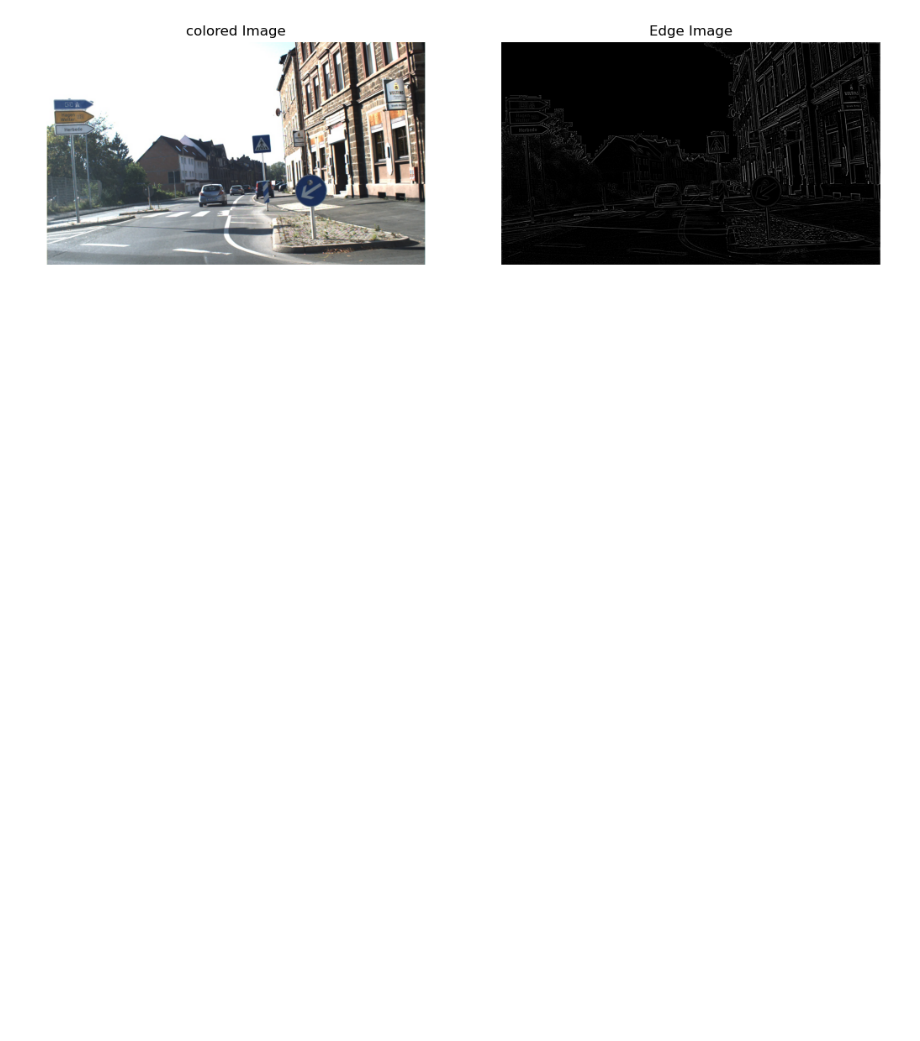
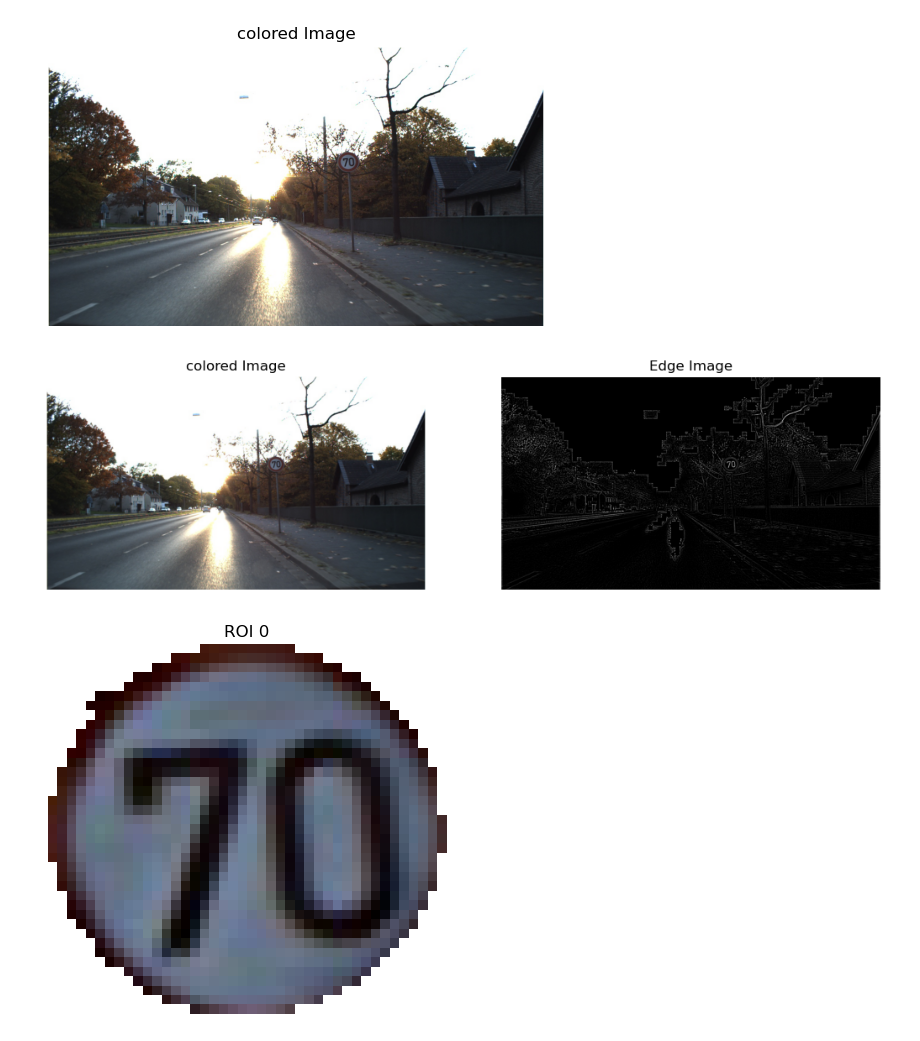
Before and after one commit to ahmedsaad562000/Hdy_3sahn_T3dy, a Jupyter notebook: full_pipeline/full.ipynb, the cells around one changed output. Cells and saved outputs as stored; diff of their text form; code cells hidden in the pictures; blank space fills up the shorter version.

```diff
--- a/full_pipeline/full.ipynb
+++ b/full_pipeline/full.ipynb
@@ -45,7 +50,7 @@ def extract_roi(edge_image, colored_image):
   extracted_rois = []
 
   # Minimum area threshold to avoid small objects and retrieve only potential ROIs
-  min_area = 200
+  min_area = 1000
   circ_contours = []
 
   # Iterate through each contour
@@ -107,27 +112,33 @@ def extract_roi(edge_image, colored_image):
 # %%
 '''
 Testing
 '''
 # Load the image
-image = io.imread("../dataset/tc/00884.jpg")
+image = io.imread("../dataset/tc/00181.jpg")
 
-img = image[:, 2 * (image.shape[1] // 3):]
+image = cv2.resize(image, (1280, 720))
+
+pp.show_images([image], ["colored Image"])
+
+img = cv2.hconcat([image[:, :(image.shape[1] // 3)]  , image[:, 2 * (image.shape[1] // 3):]])
 # img = img[img.shape[0] // 3: 2 * (img.shape[0] // 3), :]
 
 # Convert the image to grayscale
 gray_image = pp.gray_image(image)
 
 equalized_image = pp.HistogramEqualization(gray_image)
 
 # Apply edge detection
 edge_image = pp.LoGEdgeDetection(equalized_image)
 
 pp.show_images([image, edge_image], ["colored Image", "Edge Image"])
 
 # Extract ROIs
 rois = extract_roi(edge_image, image)
 
 for i in range(len(rois)):
   pp.show_images([rois[i]], [f"ROI {i}"])
 # %% [output]
-[figure, old version]
+[figure, new version]
+[figure, added]
+[figure, added]
```
Also changed, not shown: parts of 3 cells of this notebook, 11 other files.
